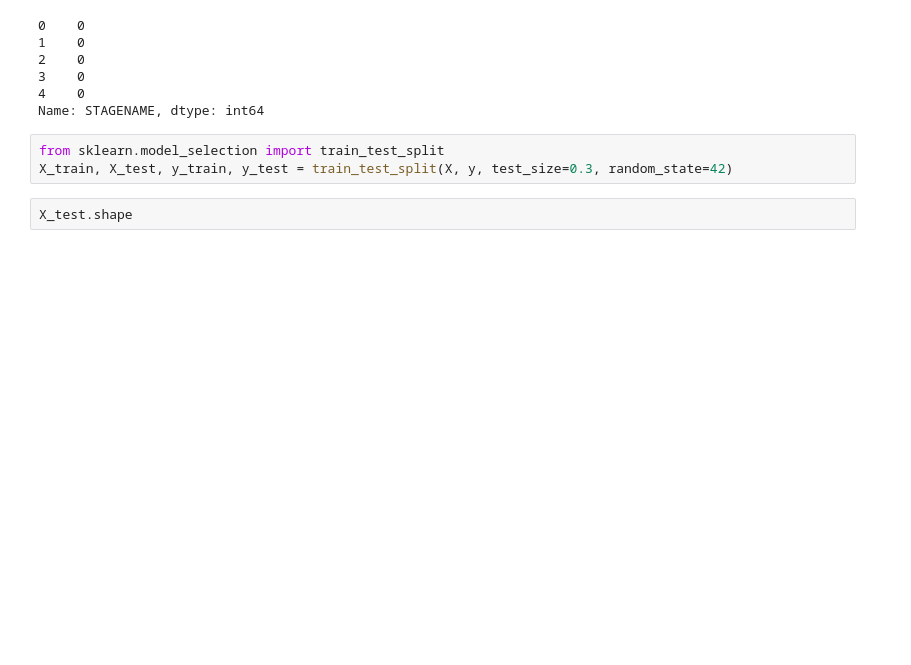
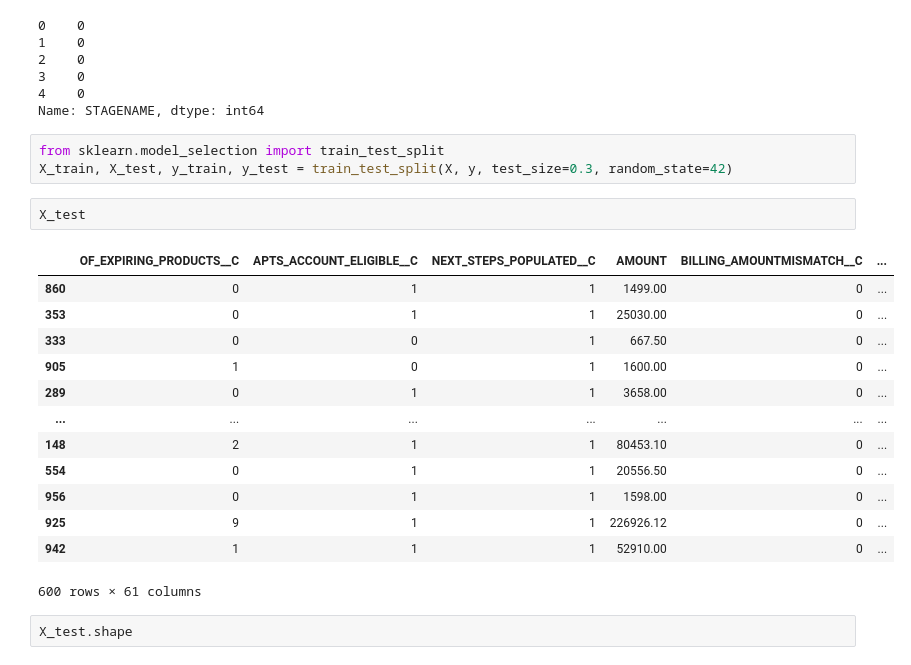
Before and after one commit to KumarSachin987/OpportinityStagePrediction, a Jupyter notebook: Salesforce integration.ipynb, the cells around one changed output. Cells and saved outputs as stored; diff of their text form; blank space fills up the shorter version.

```diff
--- a/Salesforce integration.ipynb
+++ b/Salesforce integration.ipynb
@@ -592,6 +592,22 @@ Name: STAGENAME, dtype: int64
 # %%
 from sklearn.model_selection import train_test_split
 X_train, X_test, y_train, y_test = train_test_split(X, y, test_size=0.3, random_state=42)
+# %%
+X_test
+# %% [output]
+|  | OF_EXPIRING_PRODUCTS__C | APTS_ACCOUNT_ELIGIBLE__C | NEXT_STEPS_POPULATED__C | AMOUNT | BILLING_AMOUNTMISMATCH__C | ... |
+| 860 | 0 | 1 | 1 | 1499.00 | 0 | ... |
+| 353 | 0 | 1 | 1 | 25030.00 | 0 | ... |
+| 333 | 0 | 0 | 1 | 667.50 | 0 | ... |
+| 905 | 1 | 0 | 1 | 1600.00 | 0 | ... |
+| 289 | 0 | 1 | 1 | 3658.00 | 0 | ... |
+| ... | ... | ... | ... | ... | ... | ... |
+| 148 | 2 | 1 | 1 | 80453.10 | 0 | ... |
+| 554 | 0 | 1 | 1 | 20556.50 | 0 | ... |
+| 956 | 0 | 1 | 1 | 1598.00 | 0 | ... |
+| 925 | 9 | 1 | 1 | 226926.12 | 0 | ... |
+| 942 | 1 | 1 | 1 | 52910.00 | 0 | ... |
+600 rows × 61 columns
 # %%
 X_test.shape
 # %% [output]
```
Also changed, not shown: parts of 5 cells of this notebook, 5 other files.
